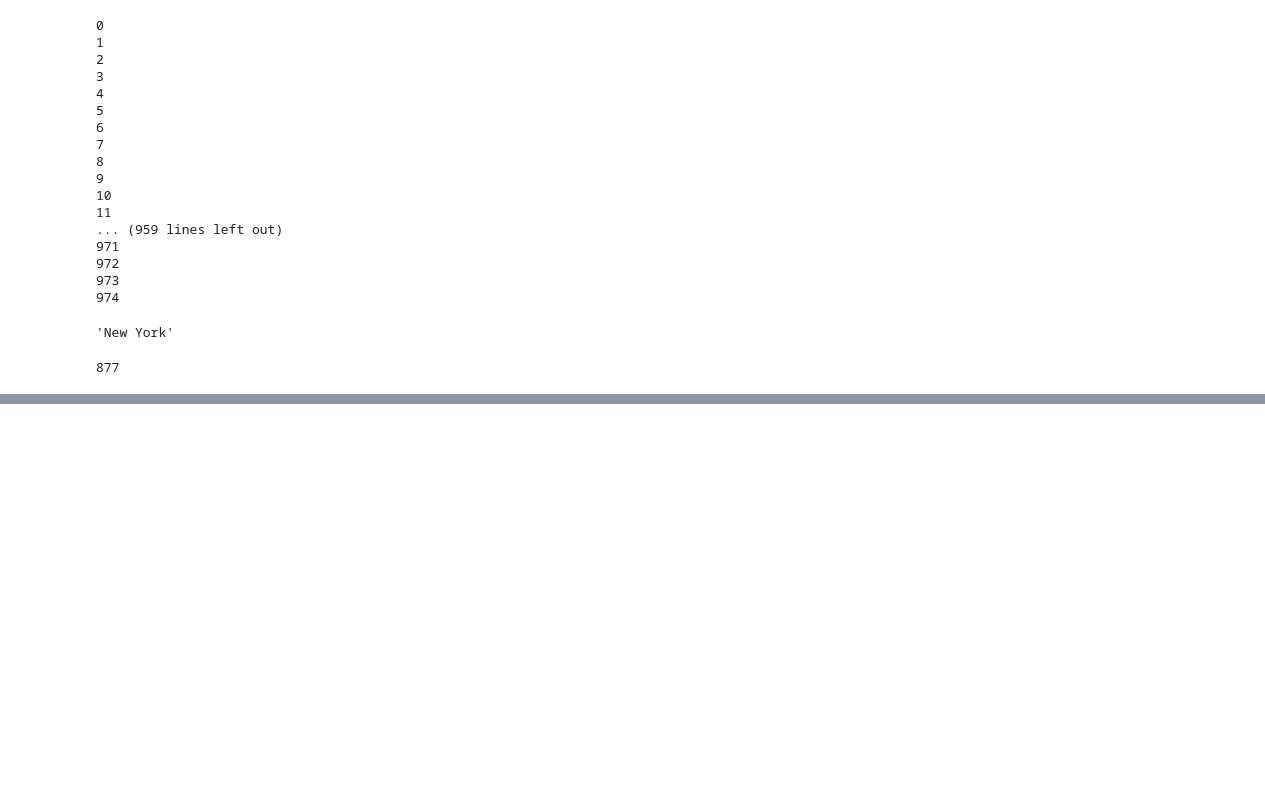
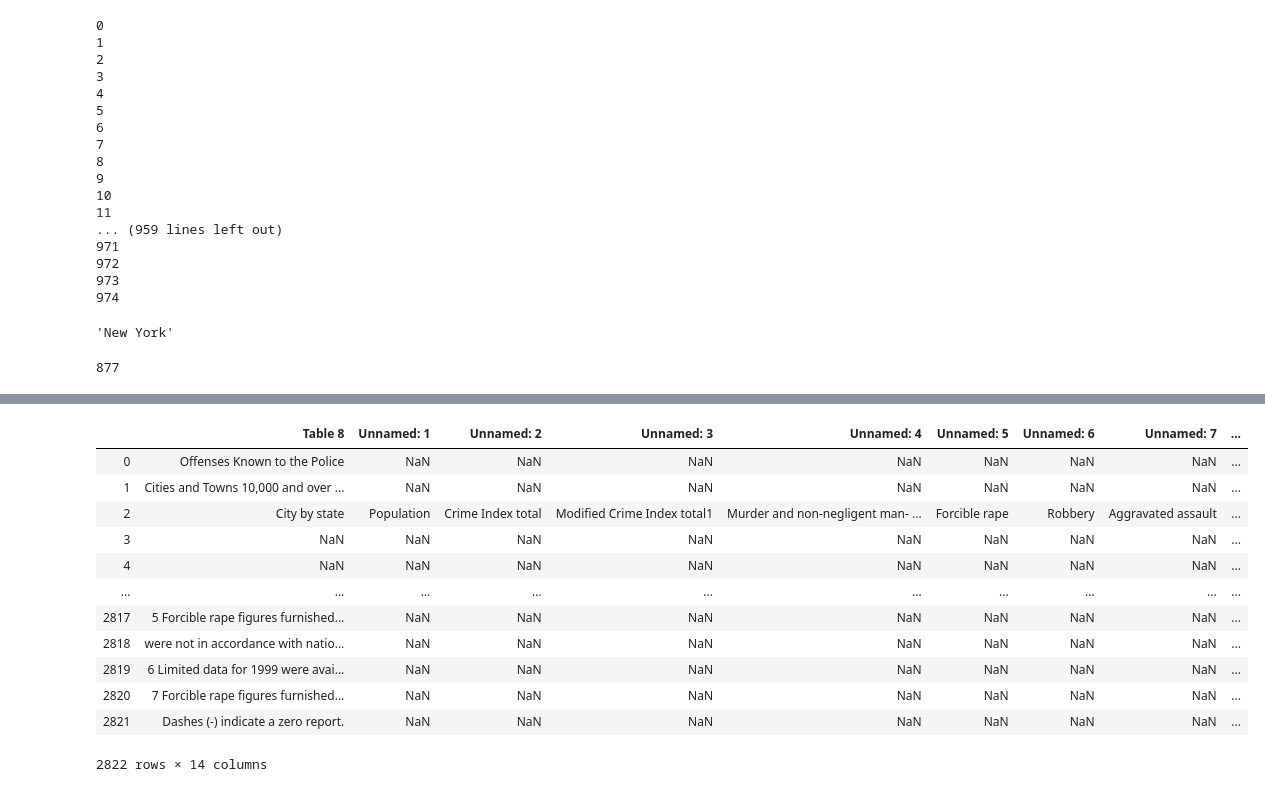
Before and after one commit to alsbhn/City-Name-Entity-Linker, a Jupyter notebook: Untitled.ipynb, the cells around one changed output, grey strips where cells are left out. Saved outputs shown, nothing was run; the diff lists cells and outputs as text; code cells hidden in the pictures; blank space fills up the shorter version.

```diff
--- a/Untitled.ipynb
+++ b/Untitled.ipynb
@@ -247,0 +337,2 @@ with open ()
+# %%
+df = pd.read_csv('C:\Users\alisobhani\Desktop\crime paper\fbi data\csv\2019.csv')
@@ -247,0 +341,16 @@ with open ()
+# %%
+df
+# %% [output]
+|  | Table 8 | Unnamed: 1 | Unnamed: 2 | Unnamed: 3 | Unnamed: 4 | Unnamed: 5 | Unnamed: 6 | Unnamed: 7 | ... |
+| 0 | Offenses Known to the Police | NaN | NaN | NaN | NaN | NaN | NaN | NaN | ... |
+| 1 | Cities and Towns 10,000 and over ... | NaN | NaN | NaN | NaN | NaN | NaN | NaN | ... |
+| 2 | City by state | Population | Crime Index total | Modified Crime Index total1 | Murder and non-negligent man- ... | Forcible rape | Robbery | Aggravated assault | ... |
+| 3 | NaN | NaN | NaN | NaN | NaN | NaN | NaN | NaN | ... |
+| 4 | NaN | NaN | NaN | NaN | NaN | NaN | NaN | NaN | ... |
+| ... | ... | ... | ... | ... | ... | ... | ... | ... | ... |
+| 2817 | 5 Forcible rape figures furnished... | NaN | NaN | NaN | NaN | NaN | NaN | NaN | ... |
+| 2818 | were not in accordance with natio... | NaN | NaN | NaN | NaN | NaN | NaN | NaN | ... |
+| 2819 | 6 Limited data for 1999 were avai... | NaN | NaN | NaN | NaN | NaN | NaN | NaN | ... |
+| 2820 | 7 Forcible rape figures furnished... | NaN | NaN | NaN | NaN | NaN | NaN | NaN | ... |
+| 2821 | Dashes (-) indicate a zero report. | NaN | NaN | NaN | NaN | NaN | NaN | NaN | ... |
+2822 rows × 14 columns
```
Also changed, not shown: parts of 20 cells of this notebook, 11 other files.
